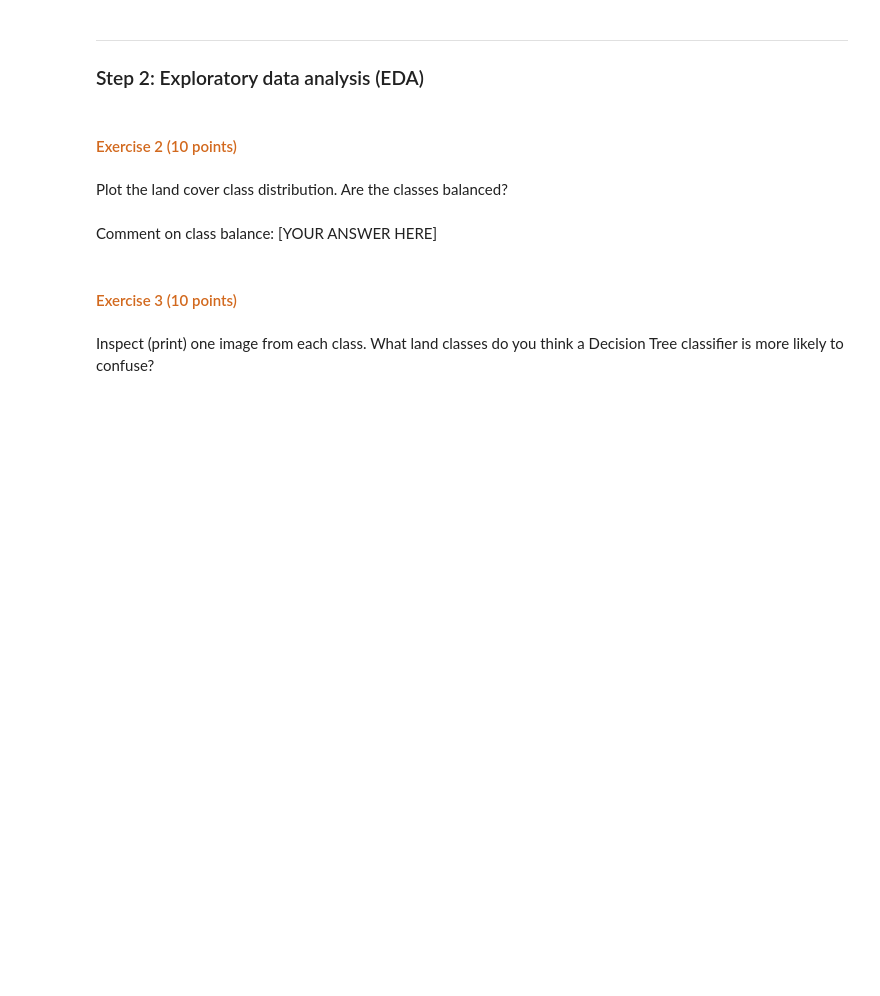
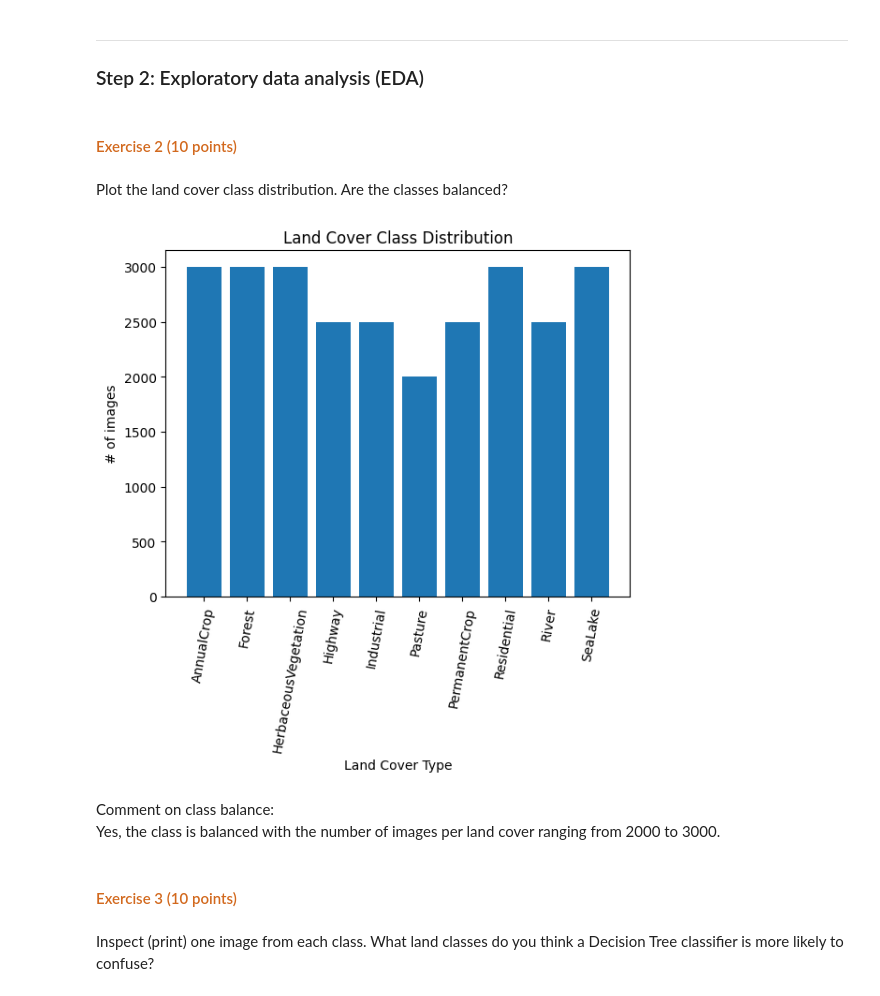
Before and after one commit to ming-berkeley/ds207_assignments, a Jupyter notebook: 07 Decision Forests.ipynb, the cells around one changed output. Saved outputs shown, nothing was run; the diff lists cells and outputs as text; code cells hidden in the pictures; blank space fills up the shorter version.

```diff
--- a/07 Decision Forests.ipynb
+++ b/07 Decision Forests.ipynb
@@ -60,4 +60,4 @@ import warnings
 warnings.filterwarnings("ignore", category=UserWarning) #used to supress the tf version warning.
 
 # FILL IN CODE HERE #
-DATA_PATH = "./EuroSAT" # replace with your path
+DATA_PATH = "../dataset/EuroSAT" # replace with your path
@@ -73,6 +83,9 @@ Let's load the 2D images and their corresponding labels. Implement the <span sty
 - to read label and image names: use the <span style="color:chocolate">os</span> library (in particular the <span style="color:chocolate">os.listdir()</span> and <span style="color:chocolate">os.path.join()</span> methods);
 - to load an image: use the <span style="color:chocolate">load_image()</span> method (see list of imported libraries);
 - to transform images to arrays: use the <span style="color:chocolate">img_to_array()</span> method (see list of imported libraries).
+# %%
+# land cover dictionary of {land_cover_name: land_cover_code}
+land_cover = dict()
 # %%
 def load_data(path_to_data):
     '''Load 2D images and their corresponding labels
@@ -85,8 +98,25 @@ def load_data(path_to_data):
 
     '''
     ## load images and labels
-    # FILL IN CODE HERE #
+    global land_cover
+    images = []
+    labels = []
 
+    land_cover.clear()
+    img_folder = [l for l in os.listdir(DATA_PATH) if os.path.isdir(os.path.join(DATA_PATH, l))]
+    land_cover = {name: idx for idx, name in enumerate(img_folder)}
+
+    for land_cover_name, land_cover_id in land_cover.items():
+        land_cover_path = os.path.join(DATA_PATH, land_cover_name)  # subfolder containing images
+
+        for img_file in os.listdir(land_cover_path):
+            img_path = os.path.join(land_cover_path, img_file)    # path to seatlite image
+            img = load_img(img_path, target_size = (64, 64))
+            images.append(img_to_array(img))
+            labels.append(land_cover_id)
+
+    images = np.array(images)
+    labels = np.array(labels)
     return images, labels
 # %%
 # Load images and labels. Print shapes
@@ -103,8 +149,23 @@ print("Shape of labels ", labels.shape)
 Plot the land cover class distribution. Are the classes balanced?
 # %%
 # FILL IN CODE HERE #
+df = pd.DataFrame(data={"label": labels})
+df["label_name"] = df["label"].apply(lambda x: list(land_cover.keys())[x])
+
+df2 = df.groupby("label_name").count()
+
+plt.figure()
+plt.bar(df2.index, df2["label"])
+plt.title("Land Cover Class Distribution")
+plt.xlabel("Land Cover Type")
+plt.ylabel("# of images")
+plt.xticks(rotation = 80)
+plt.show()
+# %% [output]
+[figure, added]
 # %% [markdown]
-Comment on class balance: [YOUR ANSWER HERE]
+Comment on class balance:
+Yes, the class is balanced with the number of images per land cover ranging from 2000 to 3000.
 # %% [markdown]
 #### <span style="color:chocolate"> Exercise 3 (10 points) </span>
 # %% [markdown]
```
Also changed, not shown: parts of 30 cells of this notebook, 3 other files.
